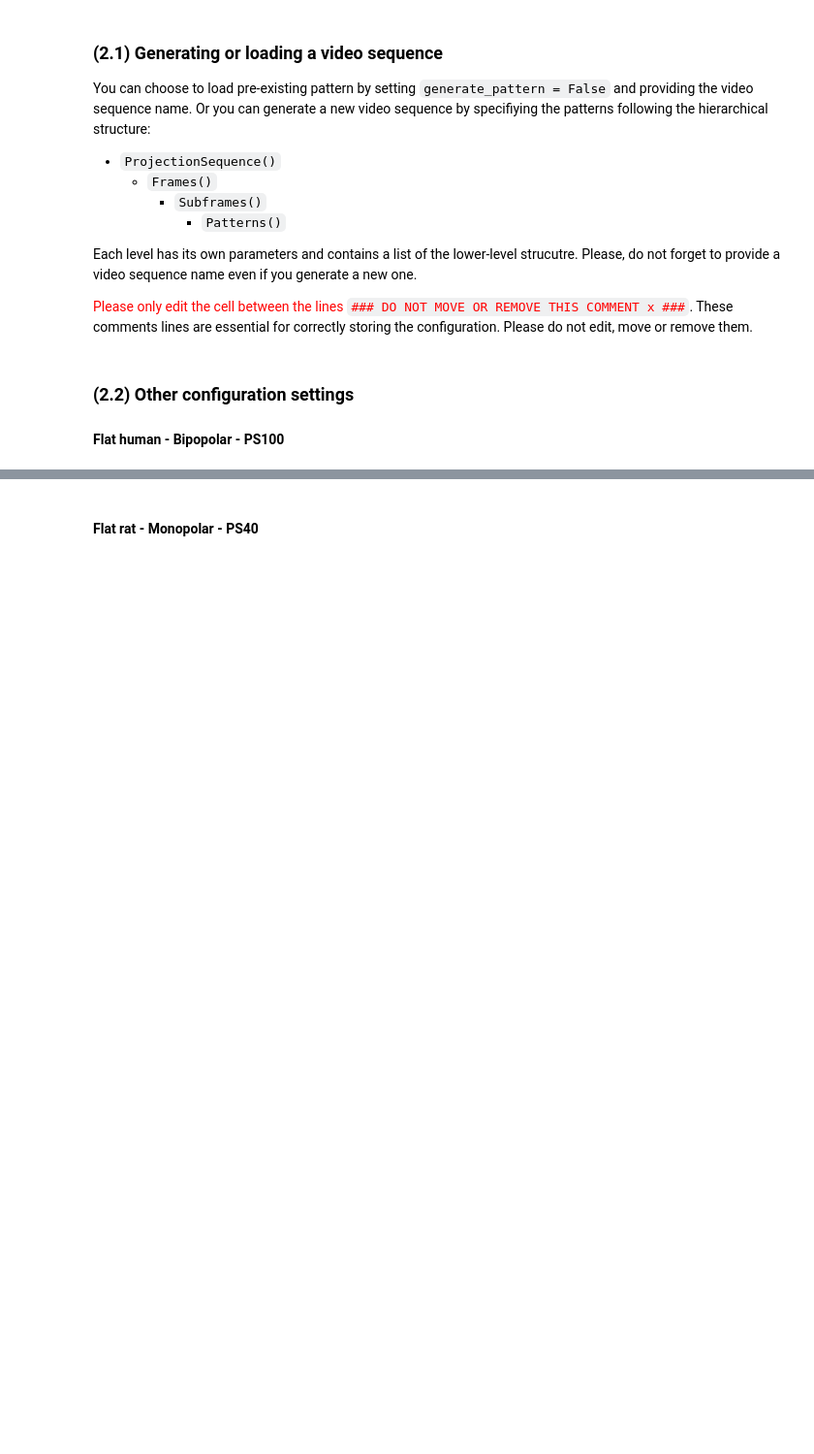
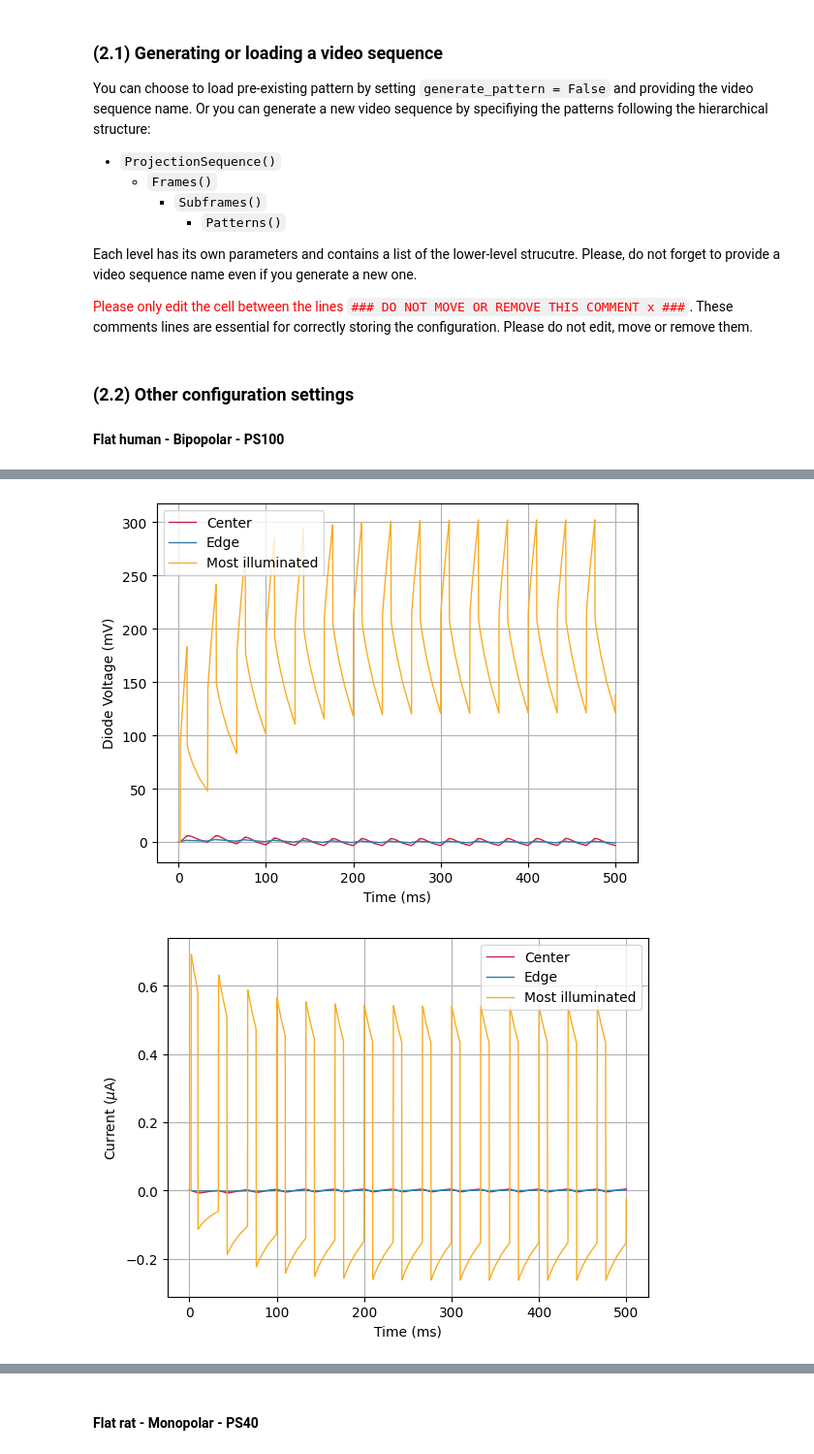
Before and after one commit to PalankerLab/RPSim, a Jupyter notebook: user_interface.ipynb, the cells around one changed output, grey strips where cells are left out. Shown at 97% size. Saved outputs shown, nothing was run; the diff lists cells and outputs as text; code cells hidden in the pictures; blank space fills up the shorter version.

```diff
--- a/user_interface.ipynb
+++ b/user_interface.ipynb
@@ -214,14 +214,15 @@ configuration["post_process"] = \
     "pulse_start_time_in_ms": (1/frequency)*1e3 * 6, # TODO this could be automated,
         # or made smaller
     "pulse_duration_in_ms": 9.8,
-    "average_over_pulse_duration": True,
+    "average_over_pulse_duration": False,
     # Related to the time dynamics analyzis
     "pulse_extra_ms": 0,
-    "time_averaging_resolution_ms": 0,
+    "time_averaging_resolution_ms": 5,
     "interpolation_resolution_ms": 1e-3,
-    "multiprocessing": True,
+    "multiprocessing": False,
+    "cpu_to_use": None, # If set to None, automatically uses 2/3 of the cpu available
     # Related to spatial analyzis
-    "depth_values_in_um": [np.arange(0,64,1).tolist()], #[[0, 22, 36, 45, 56, 66, 77, 79, 83, 86, 95, 102, 109, 120, 130, 142]], #[[0, 45, 77, 86, 109, 142]],                                     # if None, defaults
+    "depth_values_in_um": [np.arange(0,40,1).tolist()], #[[0, 22, 36, 45, 56, 66, 77, 79, 83, 86, 95, 102, 109, 120, 130, 142]], #[[0, 45, 77, 86, 109, 142]],                                     # if None, defaults
         # to all available in model
     "on_diode_threshold_mV": 50
     }
@@ -232,3 +233,4 @@ from RPSim import run_rpsim
 # Stages name: "pattern_generation" - "resistive_mesh" - "current_sequence" - "circuit" - "simulation" - "post_process" - "plot_results"
 run_stages = [ "pattern_generation", "resistive_mesh", "current_sequence", "circuit", "simulation", 'post_process', 'plot_results']
 run_rpsim(configuration=configuration, run_stages=run_stages)#, skip_stages="post_process")
+# %% [output]
@@ -234,0 +257,2 @@ run_rpsim(configuration=configuration, run_stages=run_stages)#, skip_stages="pos
+[figure, added]
+[figure, added]
```
Also changed, not shown: parts of 2 cells of this notebook, 2 other files.
